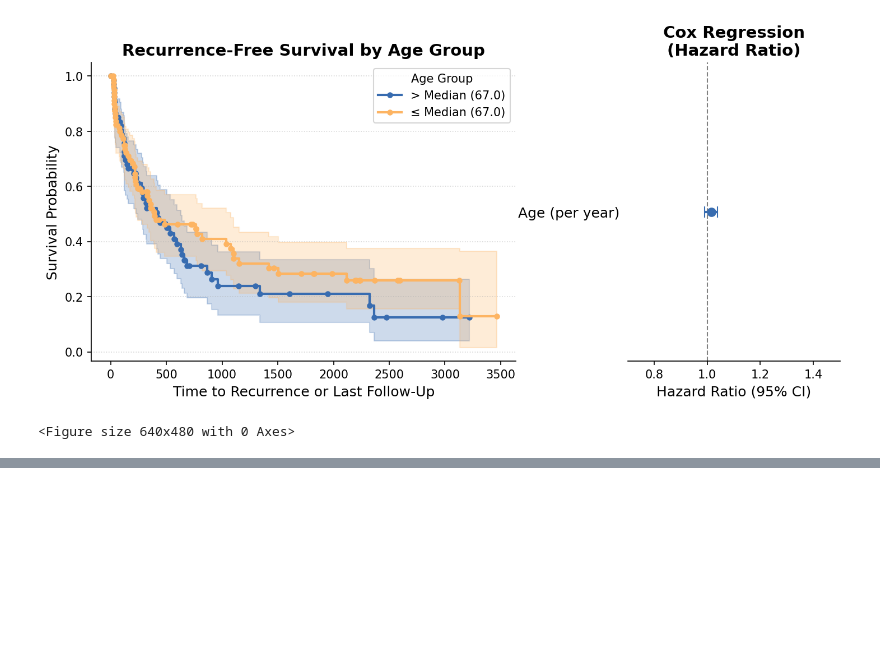
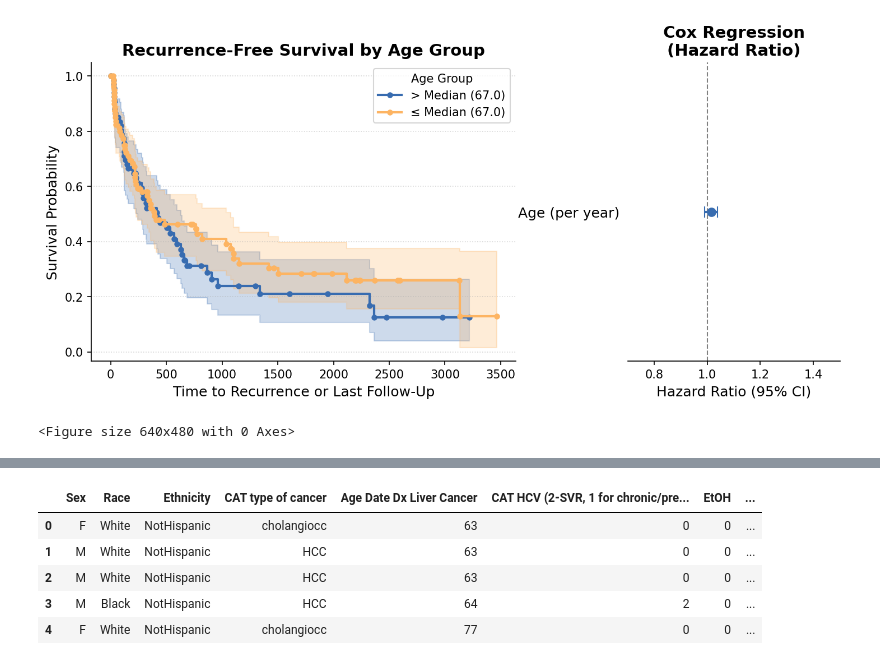
Before and after one commit to aren4/Liver_Tumors, a Jupyter notebook: Tommy_Rads.ipynb, the cells around one changed output, grey strips where cells are left out. Saved outputs shown, nothing was run; the diff lists cells and outputs as text; code cells hidden in the pictures; blank space fills up the shorter version.

```diff
--- a/Tommy_Rads.ipynb
+++ b/Tommy_Rads.ipynb
@@ -2452,0 +1631,23 @@ plt.show()
+# %%
+import pandas as pd
+import numpy as np
+import re
+
+# Load the data (update path if needed)
+df = pd.read_csv('/content/drive/MyDrive/Tommy Rads/Combined_Analysis.csv', index_col=False, encoding='latin1')
+
+# 1. Keep only patients with recurrence
+df = df[df['Recur (0-no, 1-yes)'] == 1].copy()
+df = df.reset_index(drop=True)
+
+# Drop 'Recur (0-no, 1-yes)' and 'Time to recur'
+df = df.drop(columns=['Recur (0-no, 1-yes)', 'Time to recur'], errors='ignore')
+
+df.head()
+# %% [output]
+|  | Sex | Race | Ethnicity | CAT type of cancer | Age Date Dx Liver Cancer | CAT HCV (2-SVR, 1 for chronic/pre... | EtOH | ... |
+| 0 | F | White | NotHispanic | cholangiocc | 63 | 0 | 0 | ... |
+| 1 | M | White | NotHispanic | HCC | 63 | 0 | 0 | ... |
+| 2 | M | White | NotHispanic | HCC | 63 | 0 | 0 | ... |
+| 3 | M | Black | NotHispanic | HCC | 64 | 2 | 0 | ... |
+| 4 | F | White | NotHispanic | cholangiocc | 77 | 0 | 0 | ... |
```
Also changed, not shown: parts of 35 cells of this notebook.
